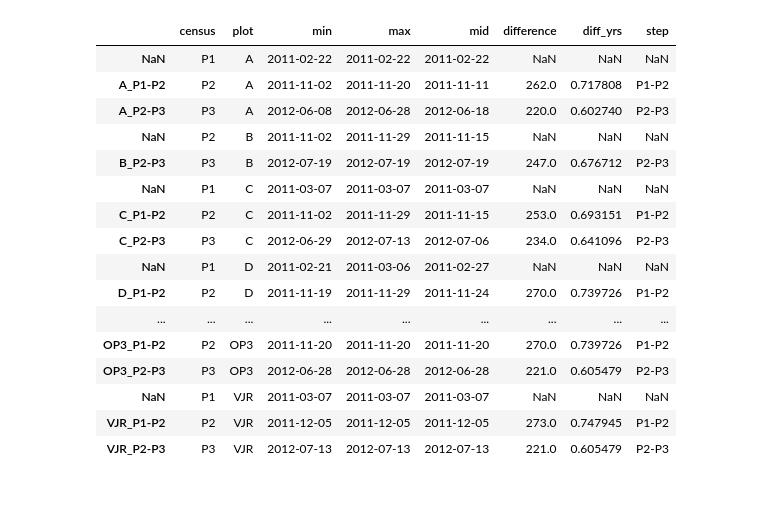
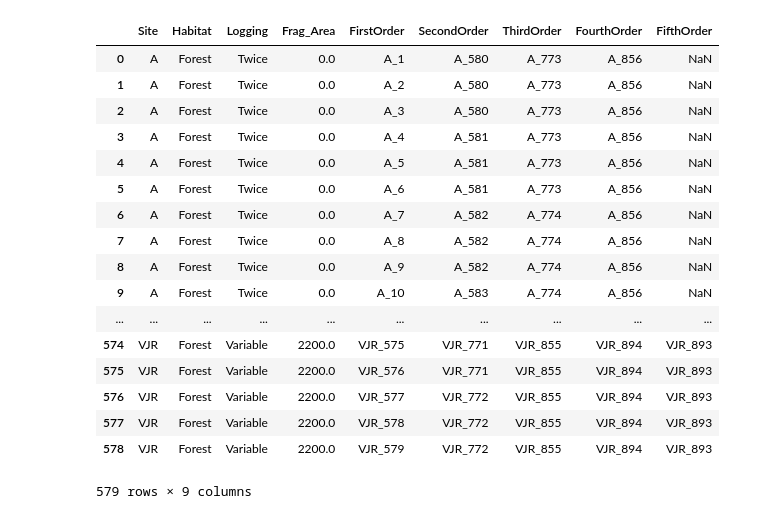
Before and after one commit to dbridg15/masters_project, a Jupyter notebook: Code/playing_2.ipynb, the cells around one changed output. Cells and saved outputs as stored; diff of their text form; code cells hidden in the pictures.

```diff
--- a/Code/playing_2.ipynb
+++ b/Code/playing_2.ipynb
@@ -31,20 +6,23 @@ cen.index = cen['plot'] + "_" + cen['step']
-# %%
-cen
-# %% [output]
-|  | census | plot | min | max | mid | difference | diff_yrs | step |
-| NaN | P1 | A | 2011-02-22 | 2011-02-22 | 2011-02-22 | NaN | NaN | NaN |
-| A_P1-P2 | P2 | A | 2011-11-02 | 2011-11-20 | 2011-11-11 | 262.0 | 0.717808 | P1-P2 |
-| A_P2-P3 | P3 | A | 2012-06-08 | 2012-06-28 | 2012-06-18 | 220.0 | 0.602740 | P2-P3 |
-| NaN | P2 | B | 2011-11-02 | 2011-11-29 | 2011-11-15 | NaN | NaN | NaN |
-| B_P2-P3 | P3 | B | 2012-07-19 | 2012-07-19 | 2012-07-19 | 247.0 | 0.676712 | P2-P3 |
-| NaN | P1 | C | 2011-03-07 | 2011-03-07 | 2011-03-07 | NaN | NaN | NaN |
-| C_P1-P2 | P2 | C | 2011-11-02 | 2011-11-29 | 2011-11-15 | 253.0 | 0.693151 | P1-P2 |
-| C_P2-P3 | P3 | C | 2012-06-29 | 2012-07-13 | 2012-07-06 | 234.0 | 0.641096 | P2-P3 |
-| NaN | P1 | D | 2011-02-21 | 2011-03-06 | 2011-02-27 | NaN | NaN | NaN |
-| D_P1-P2 | P2 | D | 2011-11-19 | 2011-11-29 | 2011-11-24 | 270.0 | 0.739726 | P1-P2 |
-| ... | ... | ... | ... | ... | ... | ... | ... | ... |
-| OP3_P1-P2 | P2 | OP3 | 2011-11-20 | 2011-11-20 | 2011-11-20 | 270.0 | 0.739726 | P1-P2 |
-| OP3_P2-P3 | P3 | OP3 | 2012-06-28 | 2012-06-28 | 2012-06-28 | 221.0 | 0.605479 | P2-P3 |
-| NaN | P1 | VJR | 2011-03-07 | 2011-03-07 | 2011-03-07 | NaN | NaN | NaN |
-| VJR_P1-P2 | P2 | VJR | 2011-12-05 | 2011-12-05 | 2011-12-05 | 273.0 | 0.747945 | P1-P2 |
-| VJR_P2-P3 | P3 | VJR | 2012-07-13 | 2012-07-13 | 2012-07-13 | 221.0 | 0.605479 | P2-P3 |
+# %%
+fpn = pd.read_csv("../Data/Fractal_point_nesting.csv")
+# %%
+fpn
+# %% [output]
+|  | Site | Habitat | Logging | Frag_Area | FirstOrder | SecondOrder | ThirdOrder | FourthOrder | FifthOrder |
+| 0 | A | Forest | Twice | 0.0 | A_1 | A_580 | A_773 | A_856 | NaN |
+| 1 | A | Forest | Twice | 0.0 | A_2 | A_580 | A_773 | A_856 | NaN |
+| 2 | A | Forest | Twice | 0.0 | A_3 | A_580 | A_773 | A_856 | NaN |
+| 3 | A | Forest | Twice | 0.0 | A_4 | A_581 | A_773 | A_856 | NaN |
+| 4 | A | Forest | Twice | 0.0 | A_5 | A_581 | A_773 | A_856 | NaN |
+| 5 | A | Forest | Twice | 0.0 | A_6 | A_581 | A_773 | A_856 | NaN |
+| 6 | A | Forest | Twice | 0.0 | A_7 | A_582 | A_774 | A_856 | NaN |
+| 7 | A | Forest | Twice | 0.0 | A_8 | A_582 | A_774 | A_856 | NaN |
+| 8 | A | Forest | Twice | 0.0 | A_9 | A_582 | A_774 | A_856 | NaN |
+| 9 | A | Forest | Twice | 0.0 | A_10 | A_583 | A_774 | A_856 | NaN |
+| ... | ... | ... | ... | ... | ... | ... | ... | ... | ... |
+| 574 | VJR | Forest | Variable | 2200.0 | VJR_575 | VJR_771 | VJR_855 | VJR_894 | VJR_893 |
+| 575 | VJR | Forest | Variable | 2200.0 | VJR_576 | VJR_771 | VJR_855 | VJR_894 | VJR_893 |
+| 576 | VJR | Forest | Variable | 2200.0 | VJR_577 | VJR_772 | VJR_855 | VJR_894 | VJR_893 |
+| 577 | VJR | Forest | Variable | 2200.0 | VJR_578 | VJR_772 | VJR_855 | VJR_894 | VJR_893 |
+| 578 | VJR | Forest | Variable | 2200.0 | VJR_579 | VJR_772 | VJR_855 | VJR_894 | VJR_893 |
+579 rows × 9 columns
```
Also changed, not shown: parts of 6 cells of this notebook, 2 other files.
